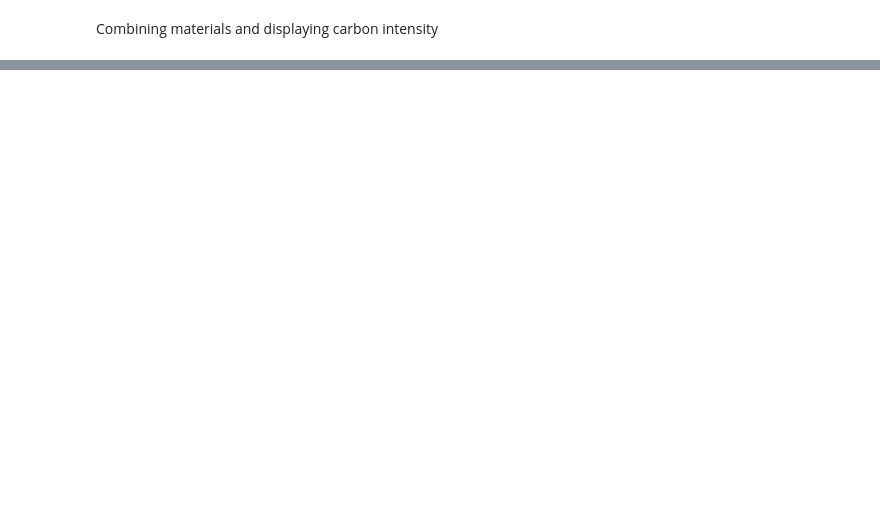
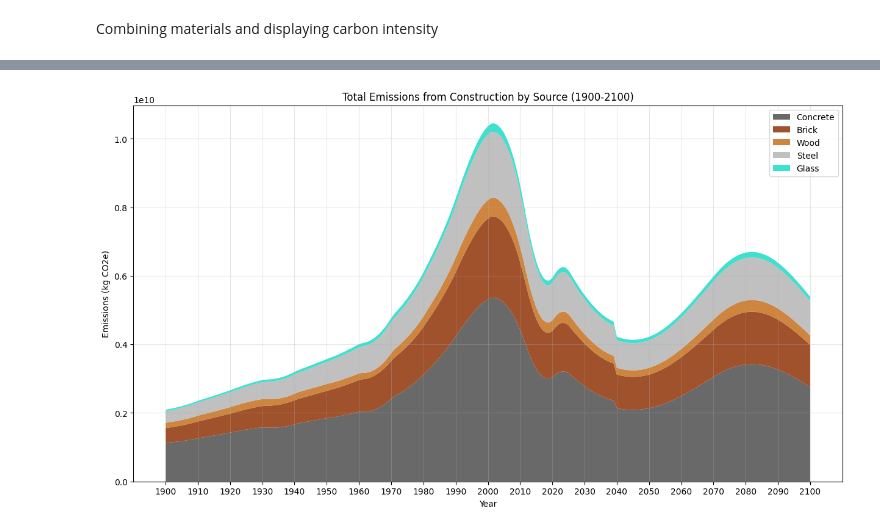
Before and after one commit to tdhunn01-design/MFA2, a Jupyter notebook: PPD_POP_Multiplied.ipynb, the cells around one changed output, grey strips where cells are left out. Drawn from its saved outputs; the diff is of its cells as text; code cells hidden in the pictures; blank space fills up the shorter version.

```diff
--- a/PPD_POP_Multiplied.ipynb
+++ b/PPD_POP_Multiplied.ipynb
@@ -499,0 +626,18 @@ Combining materials and displaying carbon intensity
+# %%
+total_concrete_emissions = concrete_emissions_apartment + concrete_emissions_semi + concrete_emissions_detached
+total_brick_emissions = brick_emissions_apartment + brick_emissions_semi + brick_emissions_detached
+total_wood_emissions = wood_emissions_apartment + wood_emissions_semi + wood_emissions_detached
+total_steel_emissions = steel_emissions_apartment + steel_emissions_semi + steel_emissions_detached
+total_glass_emissions = glass_emissions_apartment + glass_emissions_semi + glass_emissions_detached
+
+plt.figure(figsize=(15,8))
+plt.stackplot(time, total_concrete_emissions, total_brick_emissions, total_wood_emissions, total_steel_emissions, total_glass_emissions, labels=['Concrete', 'Brick', 'Wood', 'Steel', 'Glass'], colors=['dimgrey', 'sienna', 'peru', 'silver', 'turquoise'])
+plt.title('Total Emissions from Construction by Source (1900-2100)')
+plt.xticks(np.arange(1900, 2101, 10))
+plt.xlabel('Year')
+plt.ylabel('Emissions (kg CO2e)')
+plt.legend()
+plt.grid(True, alpha=0.3)
+plt.show()
+# %% [output]
+[figure, added]
```
Also changed, not shown: parts of 7 cells of this notebook.
